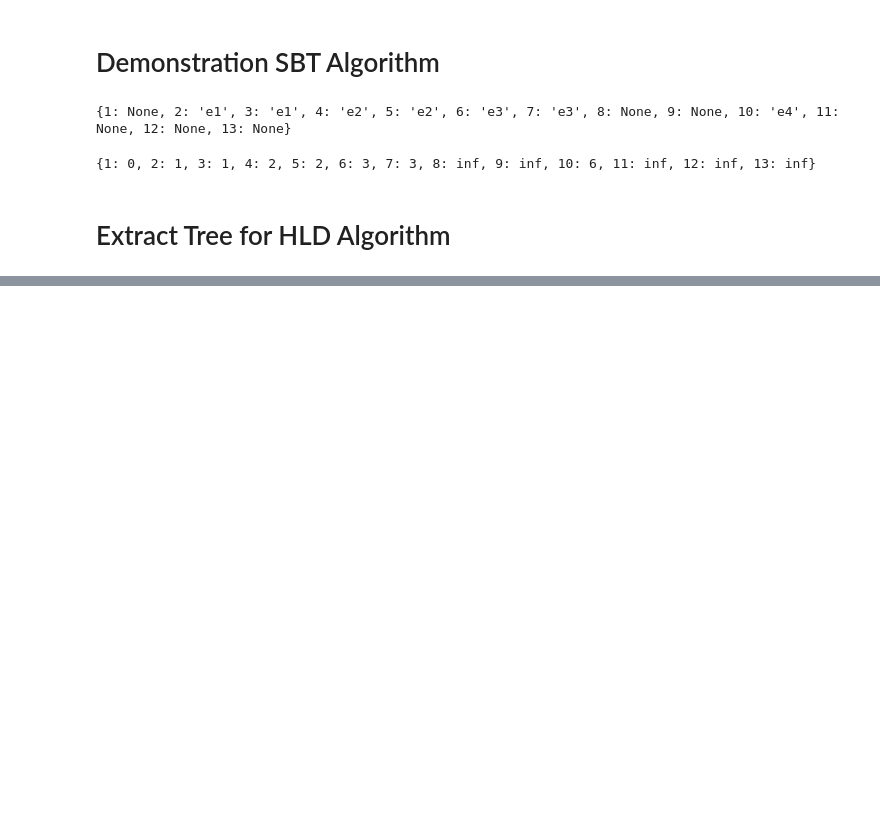
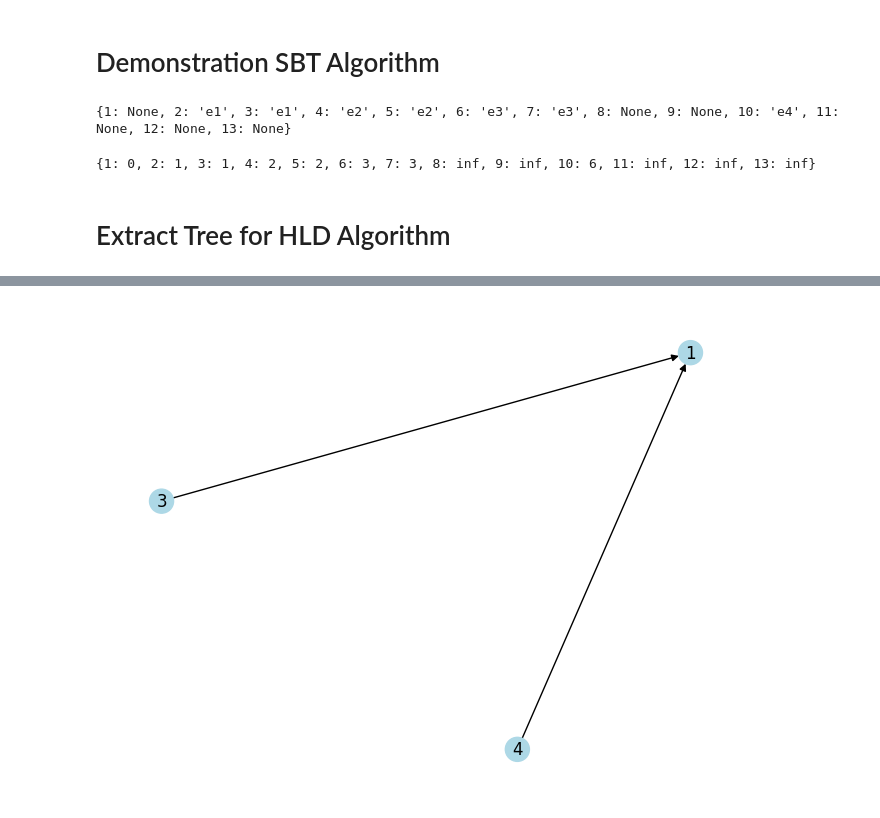
Before and after one commit to rapplu/PathDHES, a Jupyter notebook: 25_04_17_sbt_cleaned_up.ipynb, the cells around one changed output, grey strips where cells are left out. Saved outputs shown, nothing was run; the diff lists cells and outputs as text; code cells hidden in the pictures; blank space fills up the shorter version.

```diff
--- a/25_04_17_sbt_cleaned_up.ipynb
+++ b/25_04_17_sbt_cleaned_up.ipynb
@@ -71,0 +131,3 @@ draw_tree(tree, id_source_vertex)
+# %%
+H = extract_hypergraph('simple-hypergraph')
+tree, _ = hypergraph_to_tree(H, 0)
@@ -71,0 +150,4 @@ draw_tree(tree, id_source_vertex)
+# %%
+draw_tree(tree, 0)
+# %% [output]
+[figure, added]
```
Also changed, not shown: parts of 13 cells of this notebook, 19 other files.
